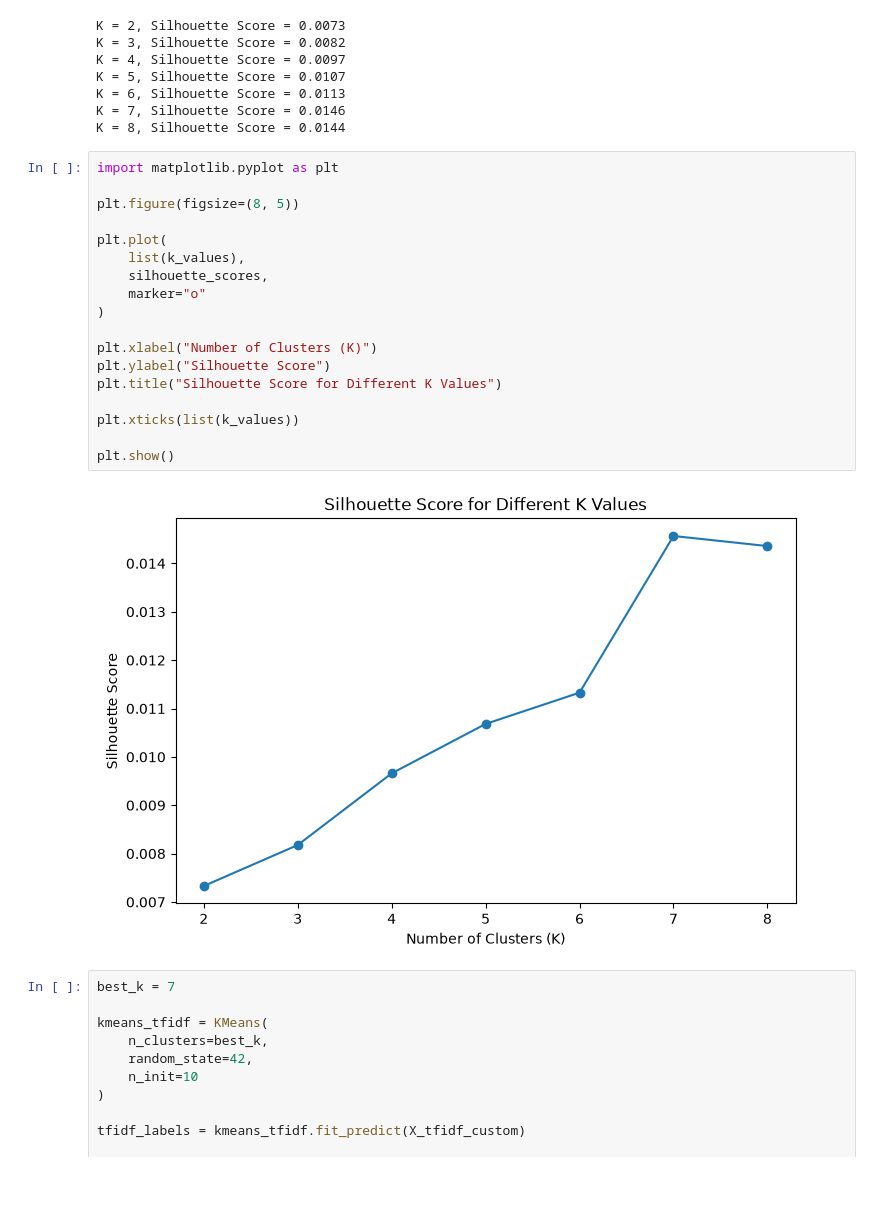
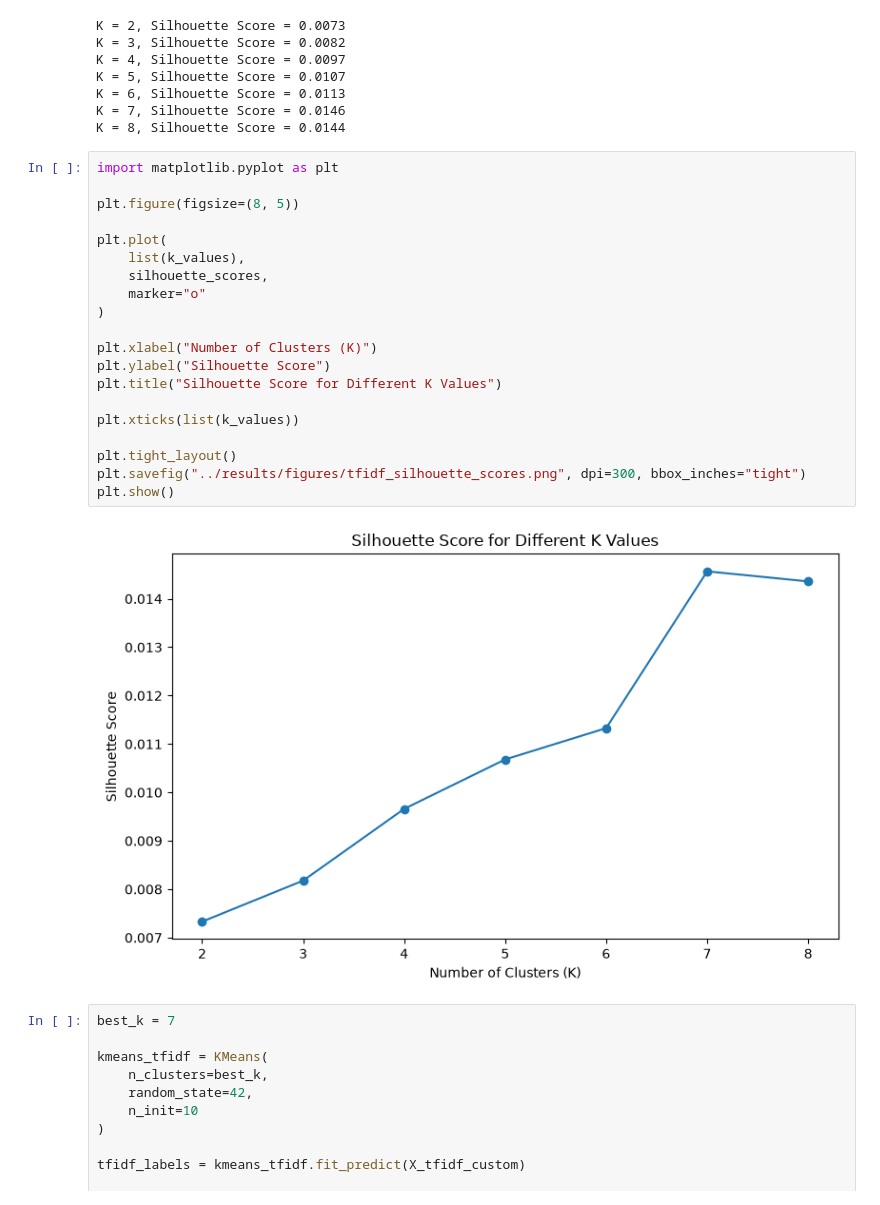
Before and after one commit to srushtisoni08/NLP-Feedback-Clustering, a Jupyter notebook: notebooks/03_tfidf_baseline.ipynb, the cells around one changed output. Saved outputs shown, nothing was run; the diff lists cells and outputs as text.

```diff
--- a/notebooks/03_tfidf_baseline.ipynb
+++ b/notebooks/03_tfidf_baseline.ipynb
@@ -267,23 +267,25 @@ K = 8, Silhouette Score = 0.0144
 # %%
 import matplotlib.pyplot as plt
 
 plt.figure(figsize=(8, 5))
 
 plt.plot(
     list(k_values),
     silhouette_scores,
     marker="o"
 )
 
 plt.xlabel("Number of Clusters (K)")
 plt.ylabel("Silhouette Score")
 plt.title("Silhouette Score for Different K Values")
 
 plt.xticks(list(k_values))
 
+plt.tight_layout()
+plt.savefig("../results/figures/tfidf_silhouette_scores.png", dpi=300, bbox_inches="tight")
 plt.show()
 # %% [output]
-[figure, old version]
+[figure, new version]
 # %%
 best_k = 7
 
```
Also changed, not shown: 13 other files.
